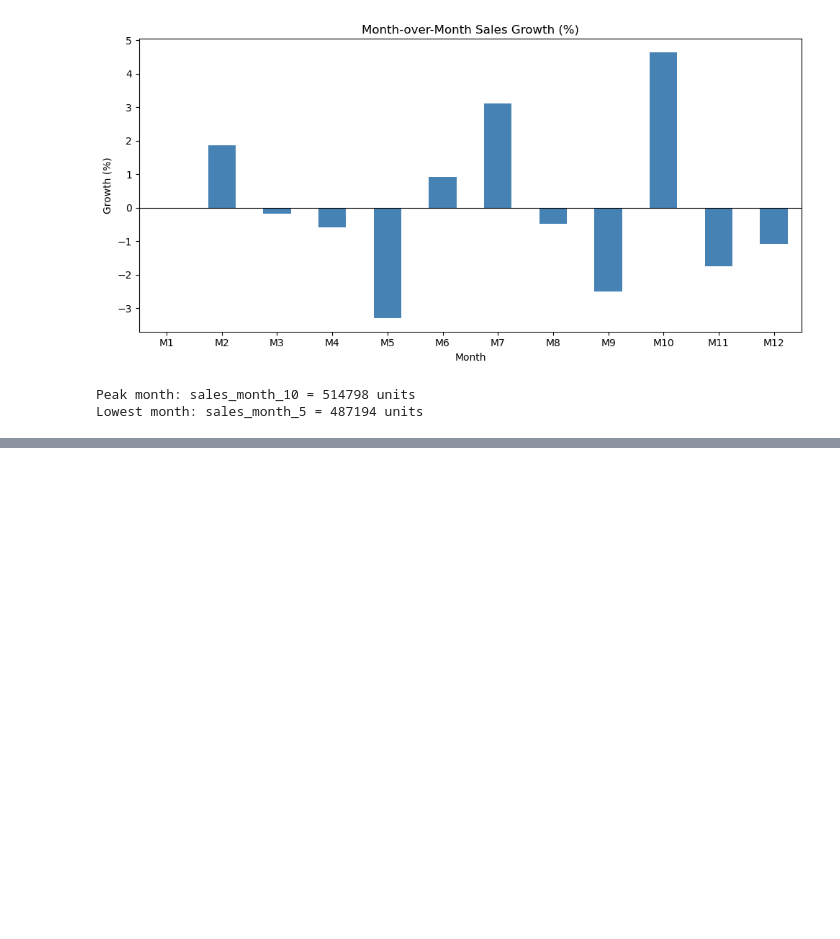
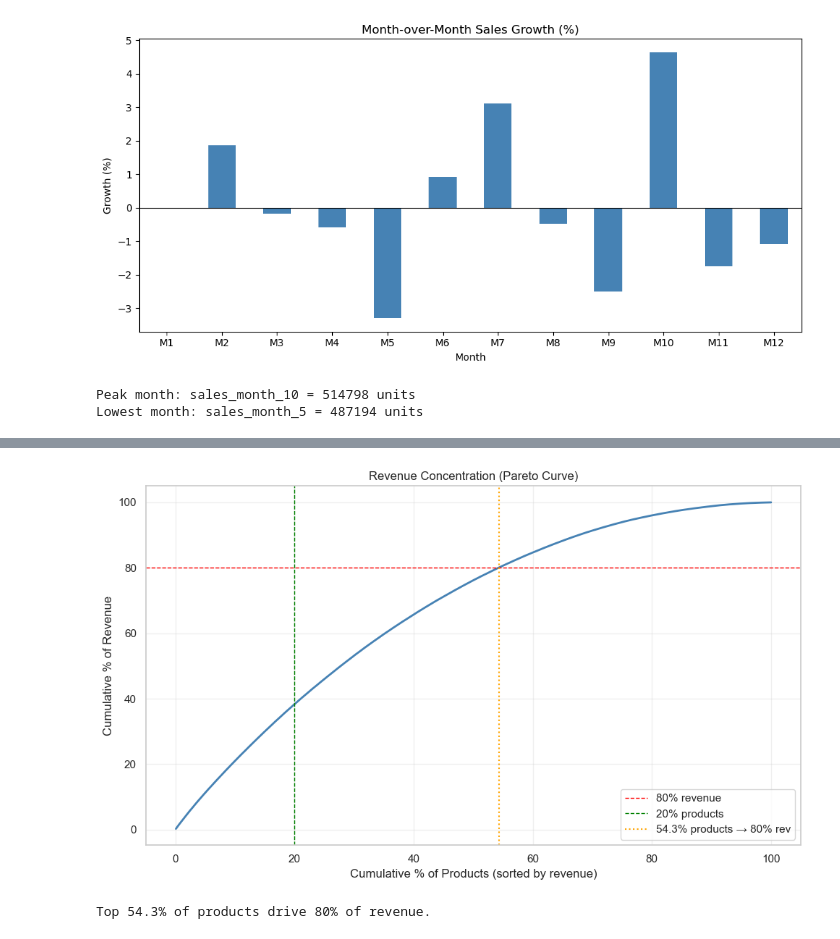
Before and after one commit to elahemrtz/ecommerce-sales-analysis, a Jupyter notebook: notebooks/01_eda.ipynb, the cells around one changed output, grey strips where cells are left out. Saved outputs shown, nothing was run; the diff lists cells and outputs as text; code cells hidden in the pictures; blank space fills up the shorter version.

```diff
--- a/notebooks/01_eda.ipynb
+++ b/notebooks/01_eda.ipynb
@@ -384,0 +466,33 @@ The following can be concluded:
+# %%
+sorted_rev = product_summary.sort_values('total_revenue', ascending=False)['total_revenue'].reset_index(drop=True)
+
+# Cummulative percentage of revenue
+cummulative_rev_pct = sorted_rev.cumsum() / sorted_rev.sum() * 100
+
+# Cummulative percentage of products
+product_pct = (sorted_rev.index + 1) / len(sorted_rev) * 100
+
+fig, ax1 = plt.subplots(figsize=(10, 6))
+
+ax1.plot(product_pct, cummulative_rev_pct, color="steelblue", linewidth=2)
+ax1.axhline(80, color="red", linestyle="--", linewidth=1, label="80% revenue")
+ax1.axvline(20, color="green", linestyle="--", linewidth=1, label="20% products")
+
+# Find the x-value where cumulative revenue hits 80%
+idx_80 = next(i for i, v in enumerate(cummulative_rev_pct) if v >= 80)
+pct_products_for_80 = (idx_80 + 1) / len(sorted_rev) * 100
+ax1.axvline(pct_products_for_80, color="orange", linestyle=":",
+            label=f"{pct_products_for_80:.1f}% products → 80% rev")
+
+ax1.set_title("Revenue Concentration (Pareto Curve)")
+ax1.set_xlabel("Cumulative % of Products (sorted by revenue)")
+ax1.set_ylabel("Cumulative % of Revenue")
+ax1.legend(loc="lower right")
+ax1.grid(alpha=0.3)
+plt.tight_layout()
+plt.show()
+
+print(f"Top {pct_products_for_80:.1f}% of products drive 80% of revenue.")
+# %% [output]
+[figure, added]
+Top 54.3% of products drive 80% of revenue.
```
Also changed, not shown: parts of 16 cells of this notebook, 1 other file.
